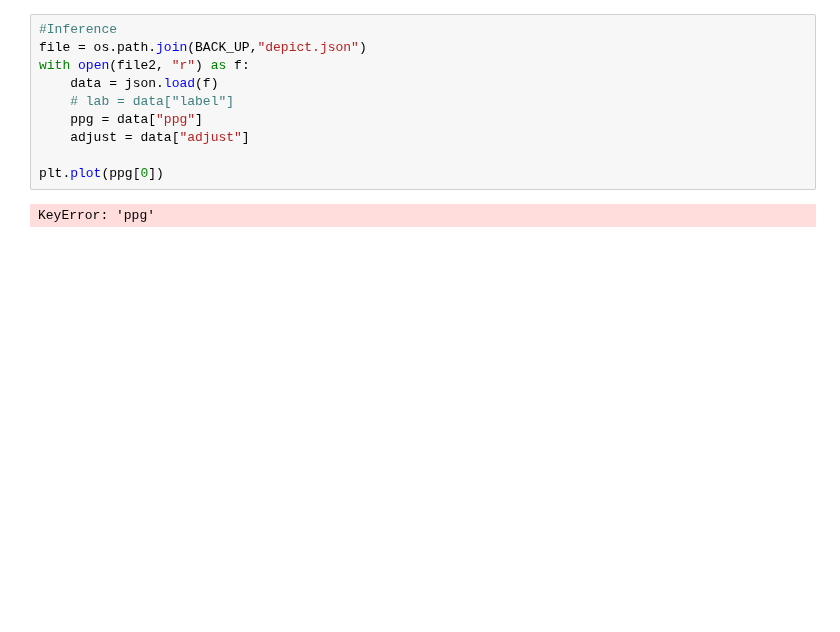
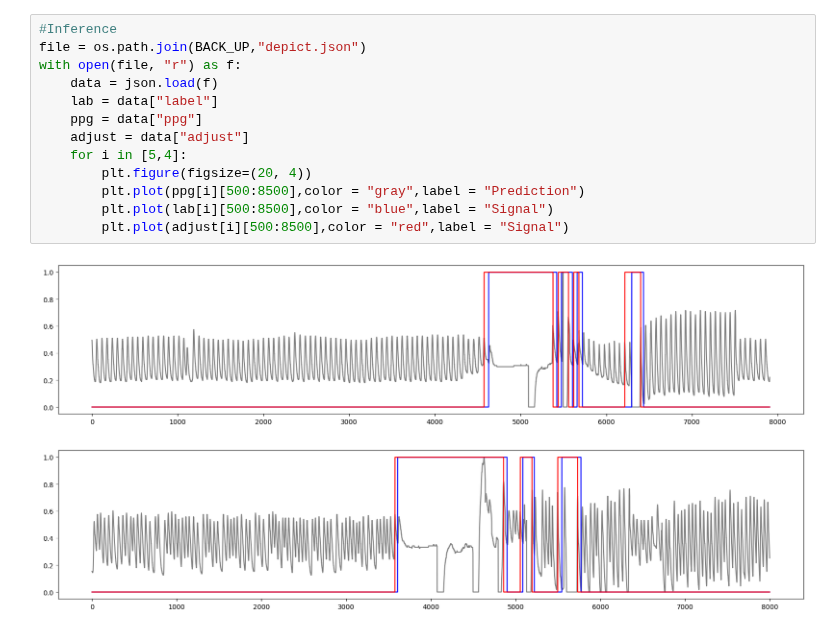
Before and after one commit to DLab1402/my_tool, a Jupyter notebook: ppg_noise_reject/utils/view.ipynb, the cells around one changed output. Cells and saved outputs as stored; diff of their text form; blank space fills up the shorter version.

```diff
--- a/ppg_noise_reject/utils/view.ipynb
+++ b/ppg_noise_reject/utils/view.ipynb
@@ -168,12 +212,16 @@ plt.show()
 # %%
 #Inference
 file = os.path.join(BACK_UP,"depict.json")
-with open(file2, "r") as f:
+with open(file, "r") as f:
     data = json.load(f)
-    # lab = data["label"]
+    lab = data["label"]
     ppg = data["ppg"]
     adjust = data["adjust"]
-
-plt.plot(ppg[0])
+    for i in [5,4]:
+        plt.figure(figsize=(20, 4))
+        plt.plot(ppg[i][500:8500],color = "gray",label = "Prediction")
+        plt.plot(lab[i][500:8500],color = "blue",label = "Signal")
+        plt.plot(adjust[i][500:8500],color = "red",label = "Signal")
 # %% [output]
-KeyError: 'ppg'
+[figure, added]
+[figure, added]
```
Also changed, not shown: parts of 4 cells of this notebook, 1 other file.
